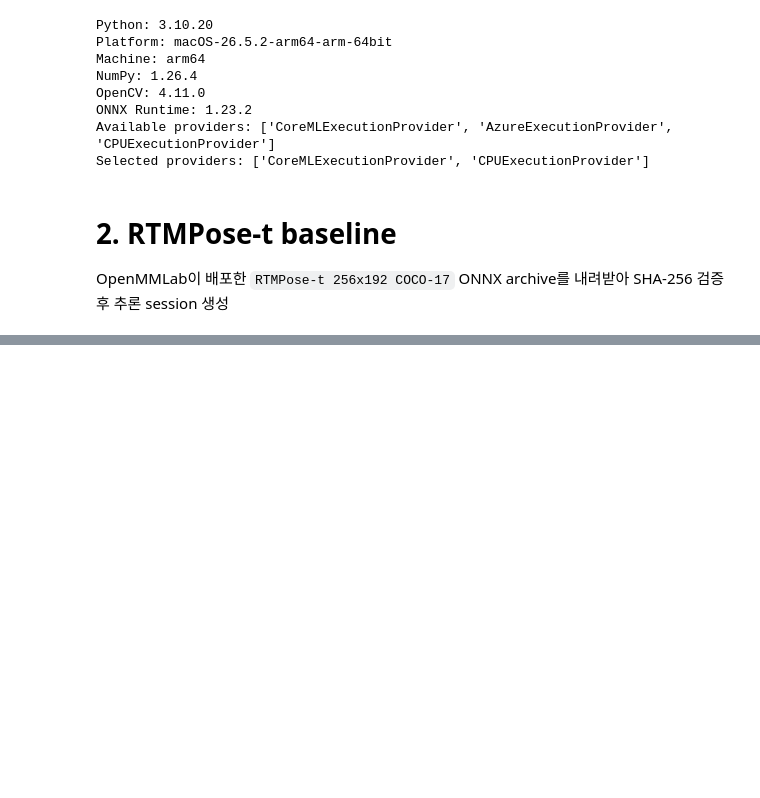
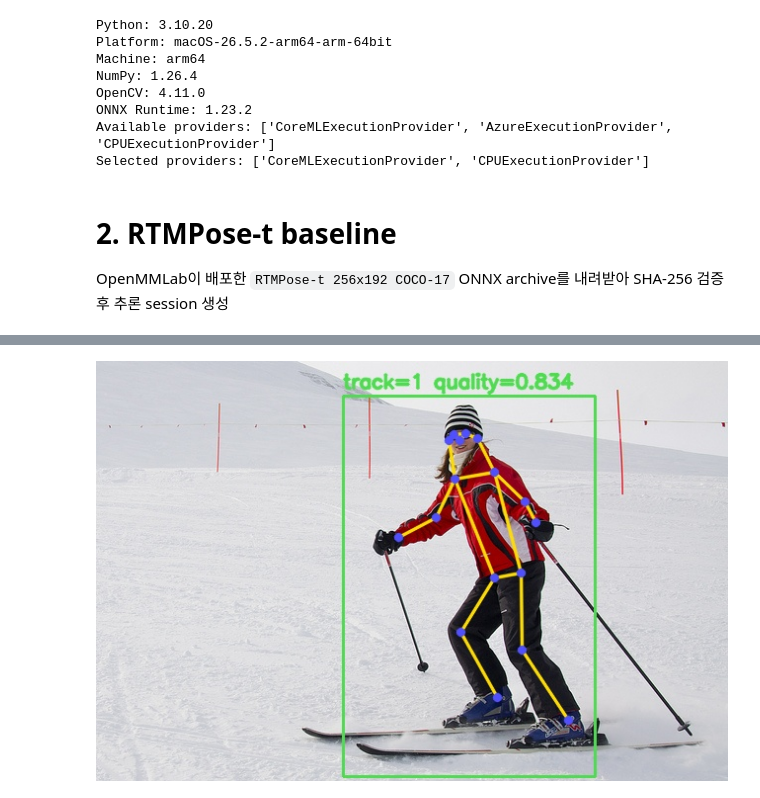
Before and after one commit to mumallaeng/wardy, a Jupyter notebook: ml/notebook/M03_pose_estimation.ipynb, the cells around one changed output, grey strips where cells are left out. Cells and saved outputs as stored; diff of their text form; code cells hidden in the pictures; blank space fills up the shorter version.

```diff
--- a/ml/notebook/M03_pose_estimation.ipynb
+++ b/ml/notebook/M03_pose_estimation.ipynb
@@ -191,0 +351,8 @@ RTMPose-t 모델 session 준비 완료. 다음 작업은 Person Detection의 사
+# %%
+# ONNX binding 이름을 조회하고 one-frame pose inference를 실행
+pose_input_name = pose_session.get_inputs()[0].name
+pose_output_names = [output.name for output in pose_session.get_outputs()]
+simcc_x, simcc_y = pose_session.run(
+    pose_output_names,
+    {pose_input_name: pose_input_tensor},
+)
@@ -191,0 +412,18 @@ RTMPose-t 모델 session 준비 완료. 다음 작업은 Person Detection의 사
+# %%
+# M-04가 track sequence로 사용할 M-03 결과를 조립
+keypoints_xyc = decode_simcc(simcc_x, simcc_y, bbox_center, bbox_scale)[0]
+pose_quality = float(np.mean(keypoints_xyc[:, 2]))
+pose_result = {
+    "frame_id": person_input["frame_id"],
+    "timestamp_ms": person_input["timestamp_ms"],
+    "track_id": person_input["track_id"],
+    "bbox_xyxy": person_input["bbox_xyxy"].tolist(),
+    "keypoints_xyc": keypoints_xyc,
+    "pose_quality": pose_quality,
+}
+
+print(f"Output keypoints_xyc: {keypoints_xyc.shape}")
+print(f"Pose quality: {pose_quality:.4f}")
+print("COCO-17 keypoints:")
+for name, (x, y, confidence) in zip(COCO_KEYPOINT_NAMES, keypoints_xyc):
+    print(f"  {name:>14}: x={x:6.1f}, y={y:6.1f}, c={confidence:.4f}")
@@ -191,0 +496,11 @@ RTMPose-t 모델 session 준비 완료. 다음 작업은 Person Detection의 사
+# %%
+# bbox·pose overlay를 JPEG로 encode해 Notebook 출력에 저장
+pose_visualization_bgr = draw_pose(
+    frame_bgr, person_input["bbox_xyxy"], keypoints_xyc
+)
+encoded, visualization_buffer = cv2.imencode(".jpg", pose_visualization_bgr)
+if not encoded:
+    raise RuntimeError("Failed to encode pose visualization")
+display(Image(data=visualization_buffer.tobytes()))
+# %% [output]
+[figure, added]
```
Also changed, not shown: parts of 24 cells of this notebook, 1 other file.
